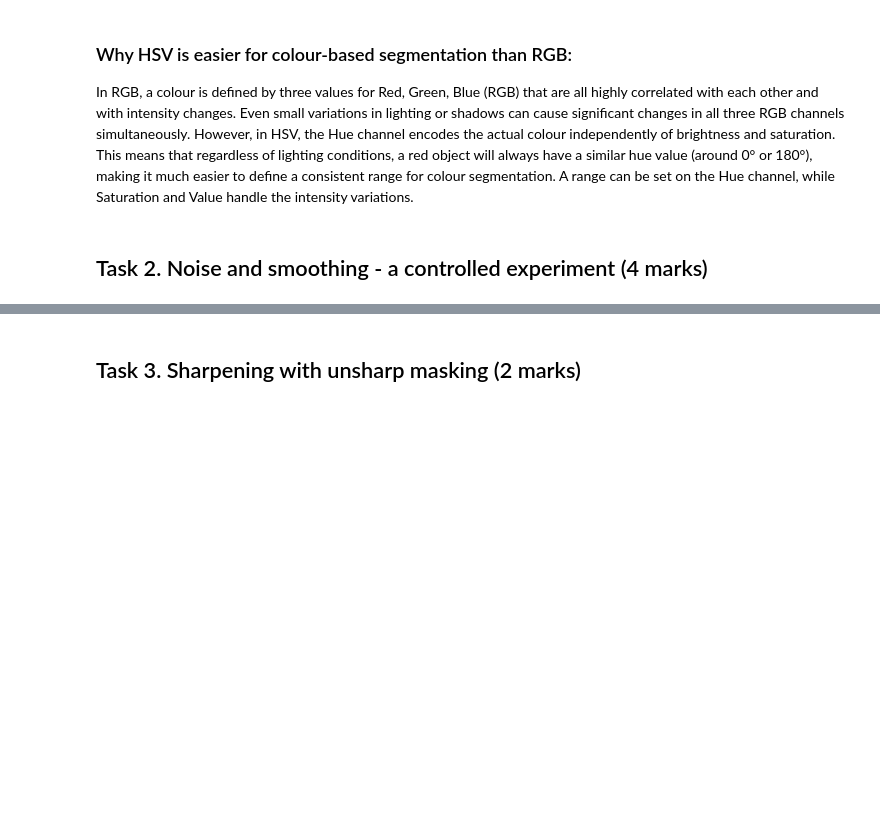
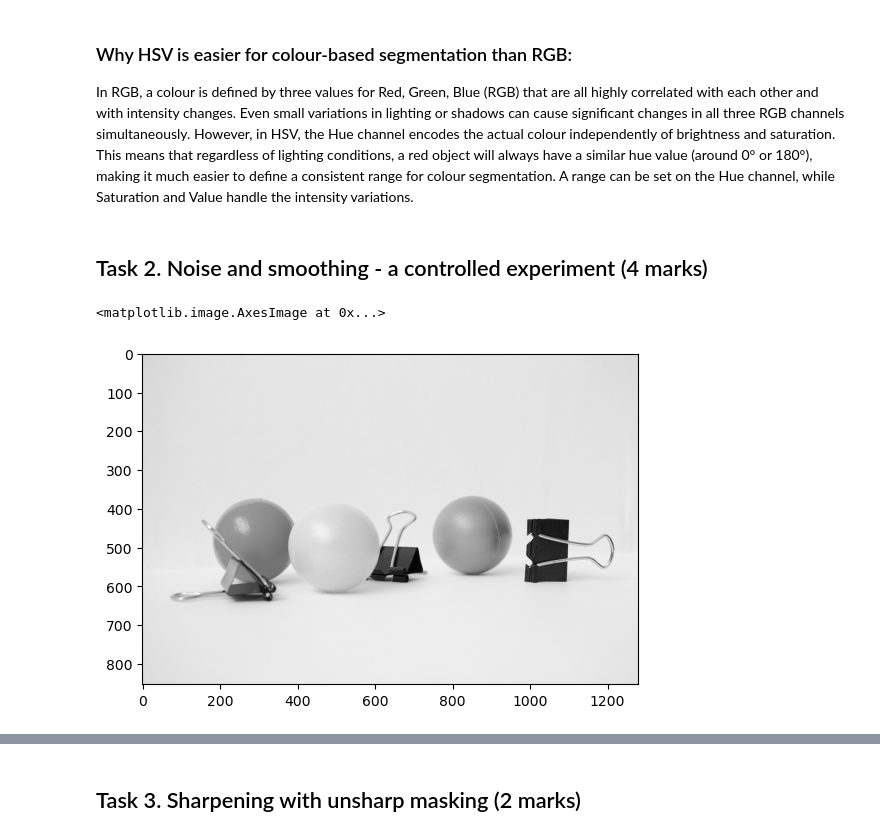
Before and after one commit to kcbesa/cv_practical_work, a Jupyter notebook: Practical_1.ipynb, the cells around one changed output, grey strips where cells are left out. Saved outputs shown, nothing was run; the diff lists cells and outputs as text; code cells hidden in the pictures; blank space fills up the shorter version.

```diff
--- a/Practical_1.ipynb
+++ b/Practical_1.ipynb
@@ -130,8 +131,11 @@ channel, while Saturation and Value handle the intensity variations.
 # %% [markdown]
 ## Task 2. Noise and smoothing - a controlled experiment (4 marks)
 # %%
-##########################
+########################################
 # LOAD IMAGE AND CHANGE IT TO GRAYSCALE
-##########################
-colourful_image = cv2.imread('images/balls.jpg')
-colourful_image_rgb = cv2.cvtColor(colourful_image, cv2.COLOR_BGR2RGB)
+#######################################
+gray_image = cv2.imread('images/color_balls.jpg', cv2.IMREAD_GRAYSCALE)
+plt.imshow(gray_image, cmap="gray")
+# %% [output]
+<matplotlib.image.AxesImage at 0x...>
+[figure, added]
```
Also changed, not shown: parts of 7 cells of this notebook.
